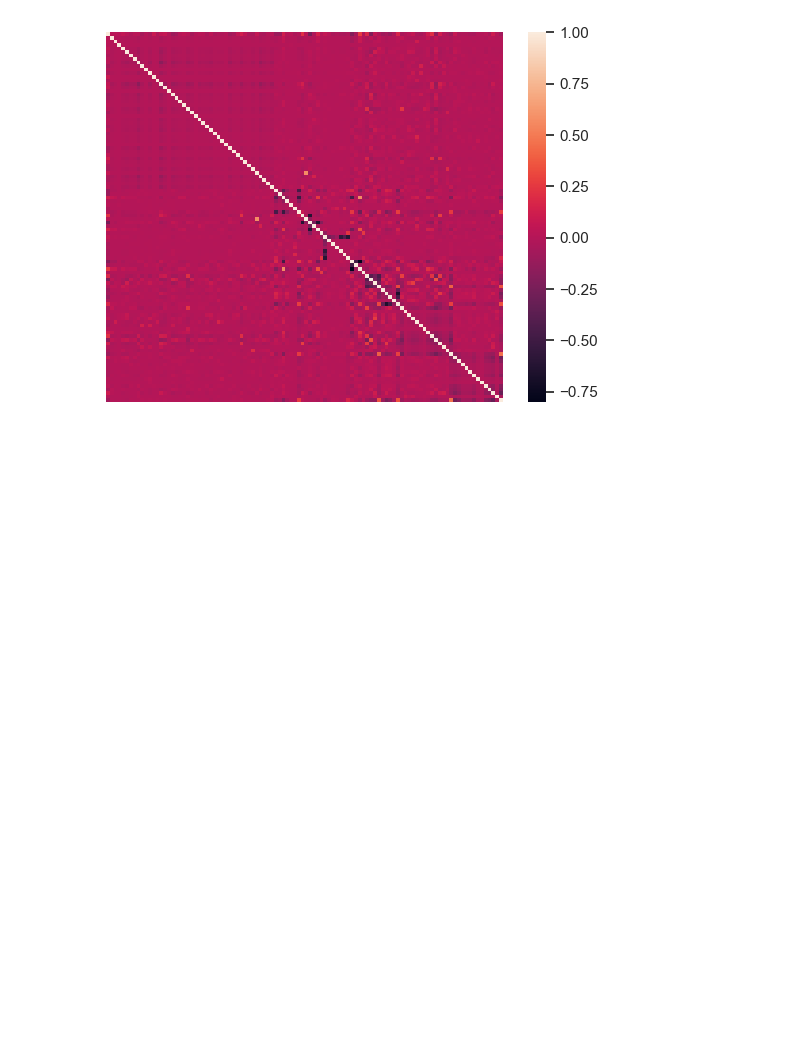
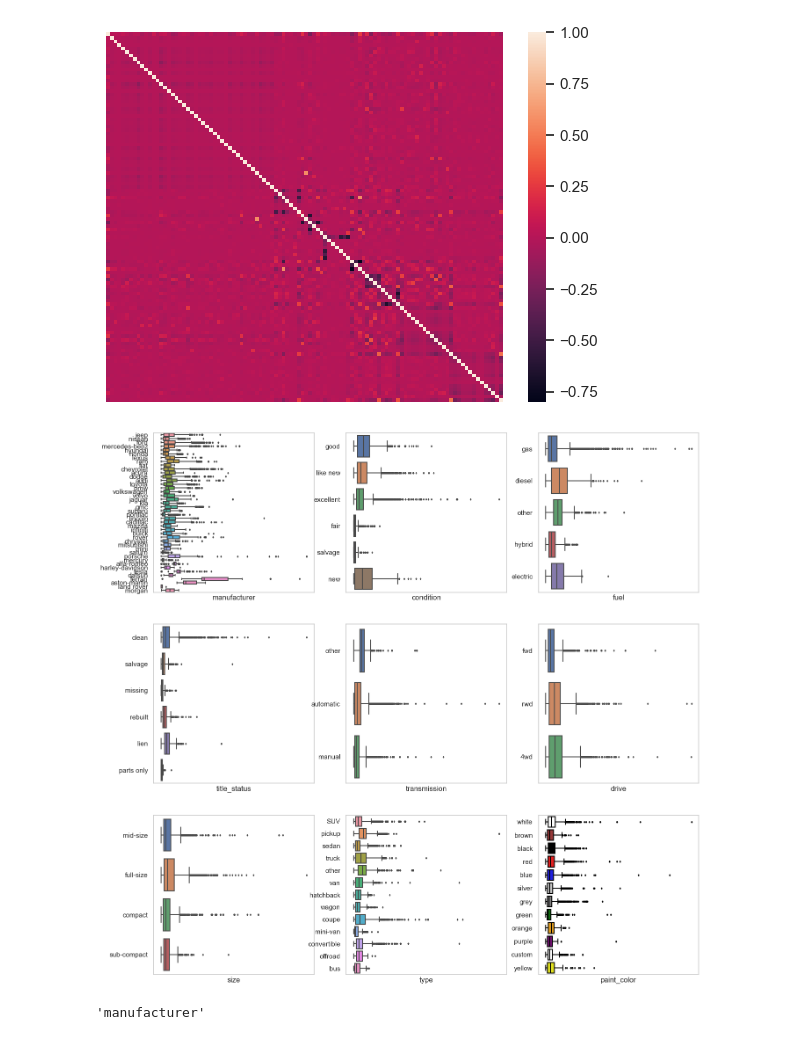
Before and after one commit to luckylluck2/sdp_cars, a Jupyter notebook: data_visualization.ipynb, the cells around one changed output. Saved outputs shown, nothing was run; the diff lists cells and outputs as text; code cells hidden in the pictures; blank space fills up the shorter version.

```diff
--- a/data_visualization.ipynb
+++ b/data_visualization.ipynb
@@ -33,3 +48,29 @@ print(corr_mat.size)
 g = sns.heatmap(data=corr_mat, xticklabels=False, yticklabels=False)
 # %% [output]
 [figure]
+# %%
+cars_data_cat = pd.read_parquet(os.path.join(data_folder, 'cleaned_data_categorical.parquet'))
+categorical_columns_categorical = ['manufacturer', 'condition', 'fuel',
+                                   'title_status', 'transmission', 'drive',
+                                   'size', 'type', 'paint_color']
+
+paint_color_dict = {cars_data_cat['paint_color'].value_counts().index[i]: cars_data_cat['paint_color'].value_counts().index[i] for i in range(len(cars_data_cat['paint_color'].value_counts().index))}
+paint_color_dict['custom'] = 'white'
+
+fig, axs = plt.subplots(nrows = 3, ncols = 3, figsize = (16, 16))
+for ax1 in range(3):
+    for ax2 in range(3):
+        axplot = sns.boxplot(cars_data_cat.iloc[np.random.choice(range(cars_data_cat.shape[0]), 100000)],
+                             y = categorical_columns_categorical[ax1*3 + ax2], x= 'price',
+                             ax= axs[ax1][ax2], fliersize= 2, width= 0.8, whis = 1.5,
+                            palette= paint_color_dict if (ax1*3 + ax2 == 8) else None)
+        axplot.set(ylabel = '')
+        axplot.set(xlabel= categorical_columns_categorical[ax1*3 + ax2])
+        axplot.set_xticks(ticks = [])
+        # axplot.set_yticks(ticks = [])
+# %% [output]
+[figure, added]
+# %%
+categorical_columns_categorical[0]
+# %% [output]
+'manufacturer'
```
Also changed, not shown: parts of 3 cells of this notebook, 1 other file.
